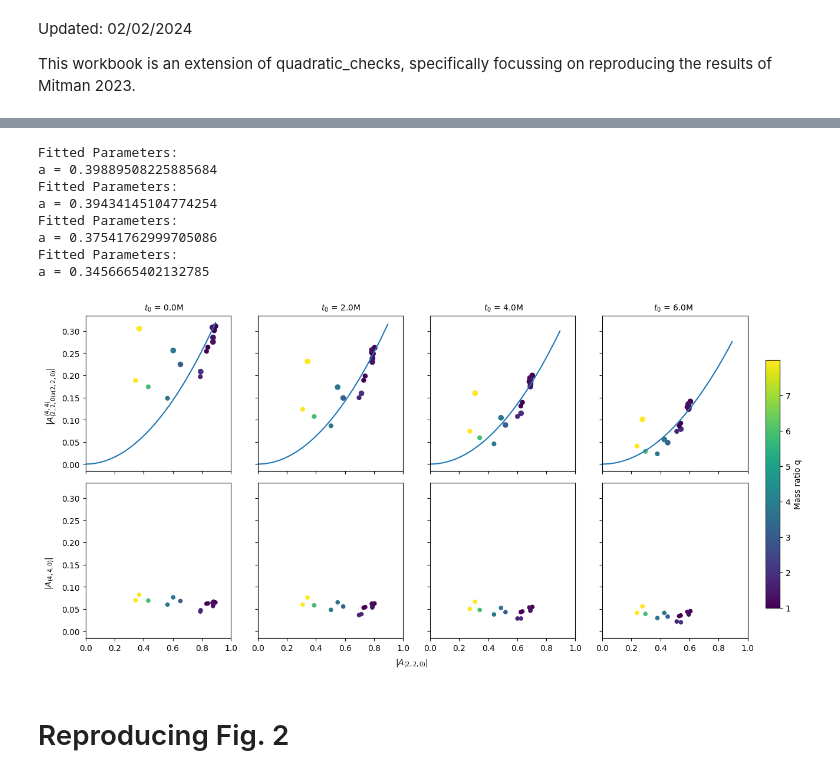
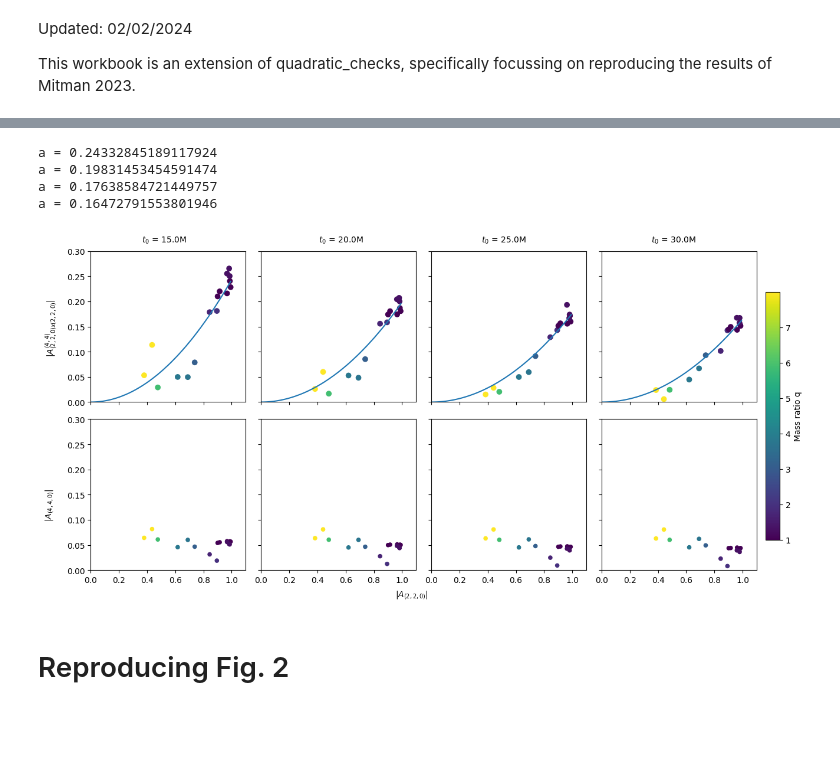
Before and after one commit to Richardvnd/quadratic_qnm, a Jupyter notebook: quadratic_mitman.ipynb, the cells around one changed output, grey strips where cells are left out. Saved outputs shown, nothing was run; the diff lists cells and outputs as text; code cells hidden in the pictures; blank space fills up the shorter version.

```diff
--- a/quadratic_mitman.ipynb
+++ b/quadratic_mitman.ipynb
@@ -117,7 +77,7 @@ Downloading to /tmp/sxs-sbe2l4bu/cache/SXS:BBH:1492v2/Lev3/rhOverM_Asymptotic_Ge
 
 Note this doesn't use the CCE waveforms
 # %%
-start_times = [0.0, 2.0, 4.0, 6.0]
+start_times = np.array([15.0, 20.0, 25.0, 30.0])
 
 #sims = [CCE_sim1, CCE_sim2, CCE_sim3, CCE_sim4, CCE_sim5, CCE_sim6, CCE_sim7, CCE_sim8, CCE_sim9, CCE_sim10, CCE_sim11, CCE_sim12, CCE_sim13]
 sims = [sim_1502, sim_1476, sim_1506, sim_1508, sim_1474, sim_1505, sim_1504, sim_1485, sim_1486, sim_1441, sim_1500, sim_1492, sim_1465,
@@ -137,6 +97,13 @@ for j, t0 in enumerate(start_times):
 
     for i, s in enumerate(sims):
 
+        decay_time22 = qnmfits.qnm.omega(2,2,0,1, s.chif_mag, Mf=s.Mf).imag
+        decay_time44 = qnmfits.qnm.omega(4,4,0,1, s.chif_mag, Mf=s.Mf).imag
+        decay_time22q = qnmfits.qnm.omega(2,2,0,1, s.chif_mag, Mf=s.Mf).imag * 2
+
+        # TODO: This changes from intital mass of BH binary to final mass of BH need to add properly to SXS class
+        t0 = t0*s.Mf
+
         best_fit_l1 = qnmfits.ringdown_fit(
             s.times,
             s.h[2,2],
@@ -146,7 +113,7 @@ for j, t0 in enumerate(start_times):
             t0=t0,
         )
 
-        amp_array[0][j][i] = abs(best_fit_l1['C'][l1_amp_index])
+        amp_array[0][j][i] = abs(best_fit_l1['C'][l1_amp_index]*np.exp(-decay_time22*t0))
 
         best_fit_l2 = qnmfits.ringdown_fit(
             s.times,
@@ -157,7 +124,7 @@ for j, t0 in enumerate(start_times):
             t0=t0,
         )
 
-        amp_array[1][j][i] = abs(best_fit_l2['C'][l2_amp_index])
+        amp_array[1][j][i] = abs(best_fit_l2['C'][l2_amp_index]*np.exp(-decay_time44*t0))
 
         best_fit_q = qnmfits.ringdown_fit(
             s.times,
@@ -168,8 +135,11 @@ for j, t0 in enumerate(start_times):
             t0=t0,
         )
 
-        amp_array[2][j][i] = abs(best_fit_q['C'][q_amp_index])
+        amp_array[2][j][i] = abs(best_fit_q['C'][q_amp_index]*np.exp(-decay_time22q*t0))
 
         amp_array[3][j][i] = s.m1 / s.m2
 
-        amp_array[4][j][i] = s.chif_mag
+        if 0.6 > s.chif_mag > 0.8:
+            amp_array[4][j][i] = 'triangle_up'
+        if 0.4 > s.chif_mag > 0.6:
+            amp_array[4][j][i] = 'circle'
@@ -206,60 +158,57 @@ for j, _ in enumerate(start_times):
     result = least_squares(quadratic_model_error, initial_params, args=(x_data, y_data))
     fitted_params = result.x
 
-    print("Fitted Parameters:")
     print("a =", fitted_params[0])
 
     a = fitted_params[0]
     coefs.append(a)
 # %% [output]
-Fitted Parameters:
-a = 0.39889508225885684
-Fitted Parameters:
-a = 0.39434145104774254
-Fitted Parameters:
-a = 0.37541762999705086
-Fitted Parameters:
-a = 0.3456665402132785
+a = 0.24332845189117924
+a = 0.19831453454591474
+a = 0.17638584721449757
+a = 0.16472791553801946
 # %%
 xs = np.linspace(0, np.max(amp_array[0]), 100)
 
 fig, axs = plt.subplots(2, 4, figsize=(12, 6), sharex=True, sharey=True)
 
-plot1 = axs[0,0].scatter(amp_array[0][0], amp_array[2][0], c=amp_array[3][0], s=amp_array[4][0]*50)
+plot1 = axs[0,0].scatter(amp_array[0][0], amp_array[2][0], c=amp_array[3][0])
 axs[0,0].plot(xs, coefs[0]*xs**2)
 
-axs[0,1].scatter(amp_array[0][1], amp_array[2][1], c=amp_array[3][1], s=amp_array[4][0]*50)
+axs[0,1].scatter(amp_array[0][1], amp_array[2][1], c=amp_array[3][1])
 axs[0,1].plot(xs, coefs[1]*xs**2)
 
-axs[0,2].scatter(amp_array[0][2], amp_array[2][2], c=amp_array[3][2], s=amp_array[4][0]*50)
+axs[0,2].scatter(amp_array[0][2], amp_array[2][2], c=amp_array[3][2])
 axs[0,2].plot(xs, coefs[2]*xs**2)
 
-axs[0,3].scatter(amp_array[0][3], amp_array[2][3], c=amp_array[3][3], s=amp_array[4][0]*50)
+axs[0,3].scatter(amp_array[0][3], amp_array[2][3], c=amp_array[3][3])
 axs[0,3].plot(xs, coefs[3]*xs**2)
 
 axs[1,0].scatter(amp_array[0][0], amp_array[1][0], c=amp_array[3][0], s=20)
 axs[1,1].scatter(amp_array[0][1], amp_array[1][1], c=amp_array[3][1], s=20)
 axs[1,2].scatter(amp_array[0][2], amp_array[1][2], c=amp_array[3][2], s=20)
 axs[1,3].scatter(amp_array[0][3], amp_array[1][3], c=amp_array[3][3], s=20)
 
 for ax in axs.flat:
     ax.set_xlim(0, 1)
 
 cbar_ax = fig.add_axes([1, 0.15, 0.02, 0.7])
 fig.colorbar(plot1, cax=cbar_ax, label='Mass ratio q')
 
 fig.text(0.5, -0.01, r'$|A_{(2,2,0)}|$', ha='center')
 fig.text(0.15, 0.99, f'$t_0$ = {start_times[0]}M', ha='center')
 fig.text(0.4, 0.99, f'$t_0$ = {start_times[1]}M', ha='center')
 fig.text(0.63, 0.99, f'$t_0$ = {start_times[2]}M', ha='center')
 fig.text(0.87, 0.99, f'$t_0$ = {start_times[3]}M', ha='center')
 fig.text(-0.02, 0.25, r'$|A_{(4,4,0)}|$', va='center', rotation='vertical')
 fig.text(-0.02, 0.75, r'$|A_{(2,2,0)x(2,2,0)}^{(4,4)}|$', va='center', rotation='vertical')
 
+axs[0,0].set_ylim(0,0.3)
+axs[0,0].set_xlim(0,1.1)
 
 plt.tight_layout()
 # %% [output]
-[figure, old version]
+[figure, new version]
 # %% [markdown]
 # Reproducing Fig. 2
 # %%
```
Also changed, not shown: parts of 8 cells of this notebook, 2 other files.
